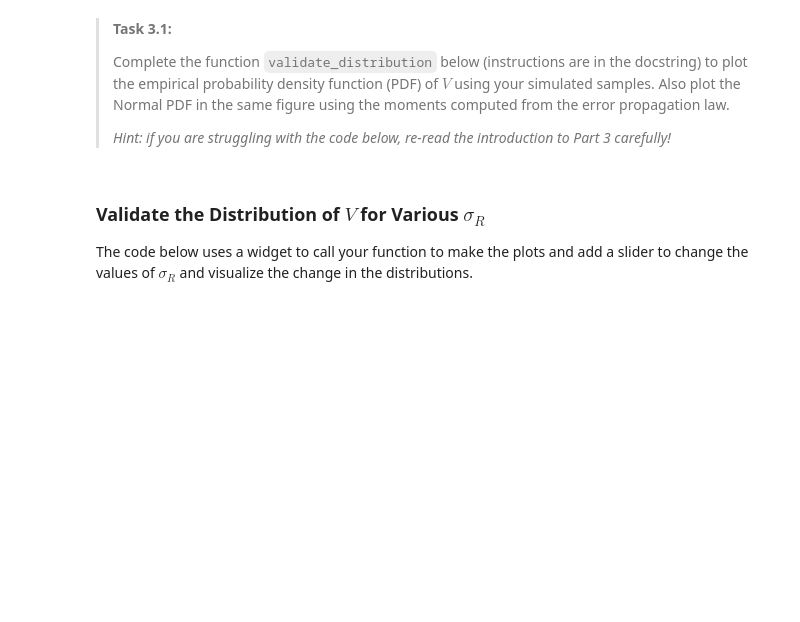
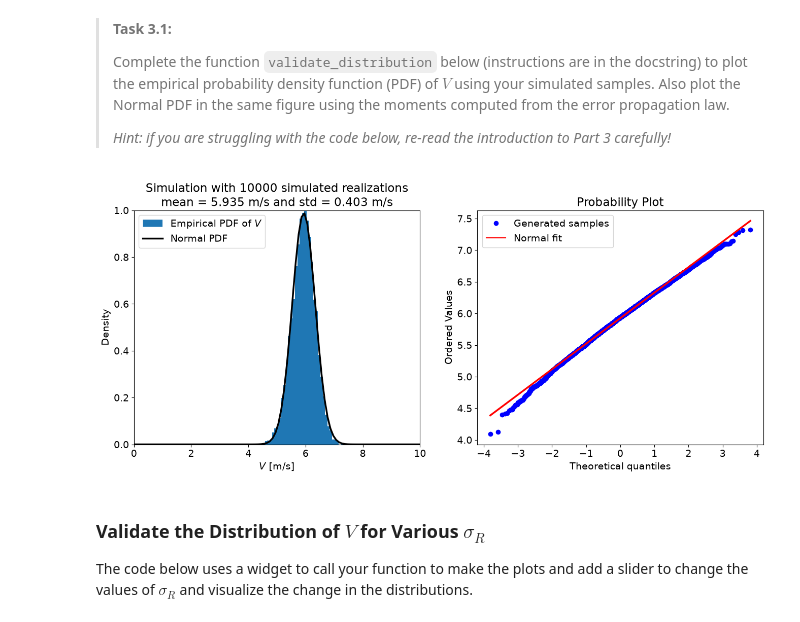
Before and after one commit to YlvaSchreijer/WS_1.6, a Jupyter notebook: pipe_dreams.ipynb, the cells around one changed output. Drawn from its saved outputs; the diff is of its cells as text; code cells hidden in the pictures; blank space fills up the shorter version.

```diff
--- a/pipe_dreams.ipynb
+++ b/pipe_dreams.ipynb
@@ -224,48 +234,50 @@ def validate_distribution(N, sigma_R, mu_R=0.5, mu_S=0.015, sigma_S=0.002, n=0.0
     """Generate samples and plots for V."""
 
     # Generate a sample and compute moments
-    V_samples = ### YOUR CODE HERE ###
-    mu_V_samples = ### YOUR CODE HERE ###
-    sigma_V_samples = ### YOUR CODE HERE ###
+    V_samples = get_samples(N, sigma_R, mu_R, mu_S, sigma_S, n)
+    mu_V_samples = np.mean(V_samples)
+    sigma_V_samples = np.std(V_samples)
 
     # Compute moments using Taylor
-    mu_V_taylor, sigma_V_taylor = ### YOUR CODE HERE ###
+    mu_V_taylor, sigma_V_taylor = moments_of_taylor_approximation(mu_R, mu_S, sigma_R, sigma_S, n)
 
     xmin = 0
     xmax = 10
     x = np.linspace(xmin, xmax, 100)
     fig, ax = plt.subplots(1, 2, figsize=(16, 6))
 
-    ax[0].hist(### YOUR CODE HERE ###, bins=40, density=True,
+    ax[0].hist(V_samples, bins=40, density=True,
                label='Empirical PDF of $V$')
 
     ax[0].plot(
         x,
-        norm.pdf(x, ### YOUR CODE HERE ###, ### YOUR CODE HERE ###),
+        norm.pdf(x, mu_V_taylor, sigma_V_taylor),
         color='black',
         lw=2.5,
         label='Normal PDF'
     )
 
     ax[0].legend()
     ax[0].set_xlabel('$V$ [m/s]')
     ax[0].set_xlim(xmin, xmax)
     ax[0].set_ylim(0, 1)
     ax[0].set_ylabel('Density')
     ax[0].set_title(
         f'Simulation with {N} simulated realizations'
         + '\n'
-        + f'mean = {### YOUR CODE HERE ###:.3f} m/s and '
-        + f'std = {### YOUR CODE HERE ###:.3f} m/s'
+        + f'mean = {mu_V_taylor:.3f} m/s and '
+        + f'std = {sigma_V_taylor:.3f} m/s'
     )
 
-    probplot(### YOUR CODE HERE ###, dist=norm, fit=True, plot=ax[1])
+    probplot(V_samples, dist=norm, fit=True, plot=ax[1])
 
     ax[1].legend(['Generated samples', 'Normal fit'])
     ax[1].get_lines()[1].set_linewidth(2.5)
     plt.show()
 
 validate_distribution(10000, 0.01)
+# %% [output]
+[figure, added]
 # %% [markdown]
 ### Validate the Distribution of $V$ for Various $\sigma_R$
 
```
Also changed, not shown: parts of 6 cells of this notebook.
